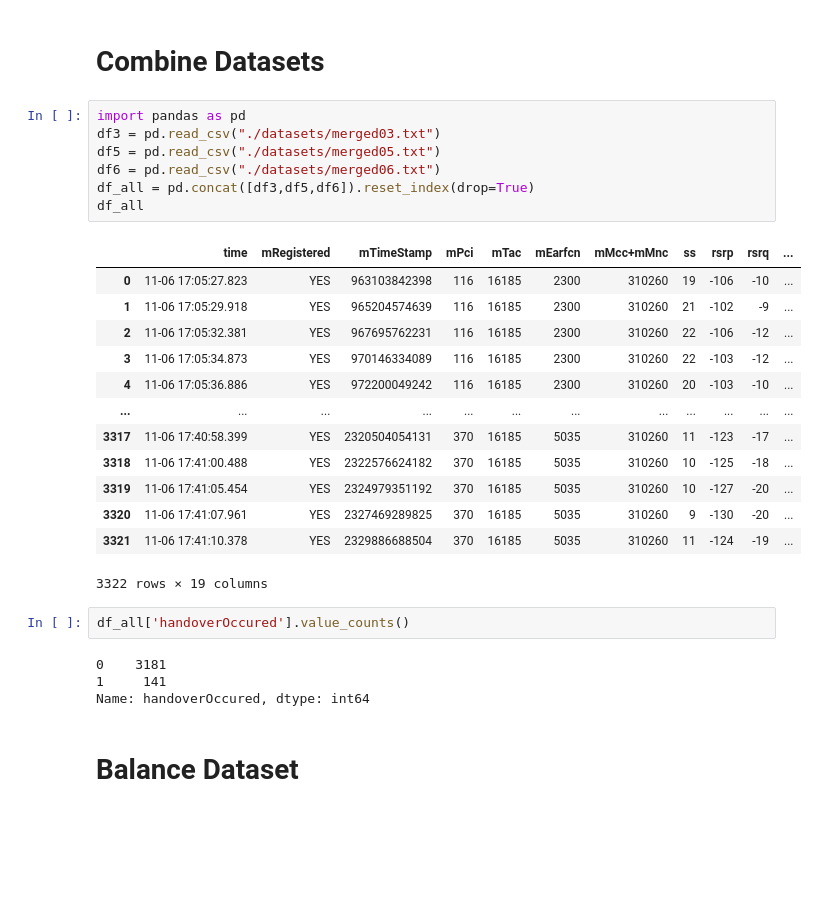
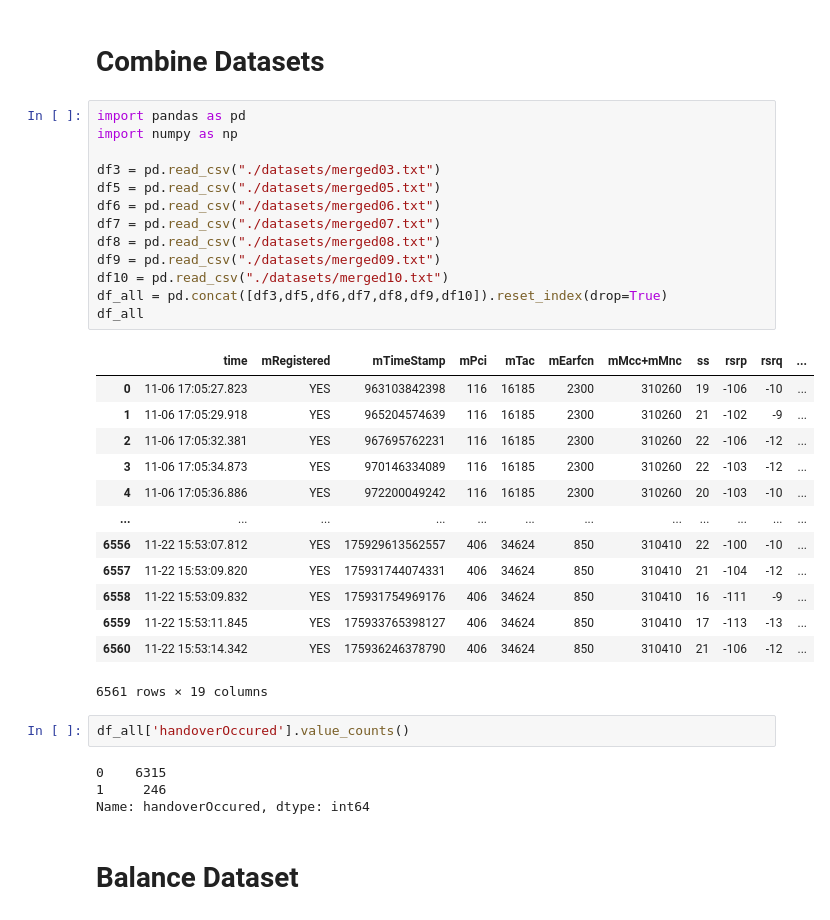
Before and after one commit to albertjstanley/handover-prediction, a Jupyter notebook: NeuralNet.ipynb, the cells around one changed output. Saved outputs shown, nothing was run; the diff lists cells and outputs as text; blank space fills up the shorter version.

```diff
--- a/NeuralNet.ipynb
+++ b/NeuralNet.ipynb
@@ -2,30 +2,36 @@
 # Combine Datasets
 # %%
 import pandas as pd
+import numpy as np
+
 df3 = pd.read_csv("./datasets/merged03.txt")
 df5 = pd.read_csv("./datasets/merged05.txt")
 df6 = pd.read_csv("./datasets/merged06.txt")
-df_all = pd.concat([df3,df5,df6]).reset_index(drop=True)
+df7 = pd.read_csv("./datasets/merged07.txt")
+df8 = pd.read_csv("./datasets/merged08.txt")
+df9 = pd.read_csv("./datasets/merged09.txt")
+df10 = pd.read_csv("./datasets/merged10.txt")
+df_all = pd.concat([df3,df5,df6,df7,df8,df9,df10]).reset_index(drop=True)
 df_all
 # %% [output]
 |  | time | mRegistered | mTimeStamp | mPci | mTac | mEarfcn | mMcc+mMnc | ss | rsrp | rsrq | ... |
 | 0 | 11-06 17:05:27.823 | YES | 963103842398 | 116 | 16185 | 2300 | 310260 | 19 | -106 | -10 | ... |
 | 1 | 11-06 17:05:29.918 | YES | 965204574639 | 116 | 16185 | 2300 | 310260 | 21 | -102 | -9 | ... |
 | 2 | 11-06 17:05:32.381 | YES | 967695762231 | 116 | 16185 | 2300 | 310260 | 22 | -106 | -12 | ... |
 | 3 | 11-06 17:05:34.873 | YES | 970146334089 | 116 | 16185 | 2300 | 310260 | 22 | -103 | -12 | ... |
 | 4 | 11-06 17:05:36.886 | YES | 972200049242 | 116 | 16185 | 2300 | 310260 | 20 | -103 | -10 | ... |
 | ... | ... | ... | ... | ... | ... | ... | ... | ... | ... | ... | ... |
-| 3317 | 11-06 17:40:58.399 | YES | 2320504054131 | 370 | 16185 | 5035 | 310260 | 11 | -123 | -17 | ... |
-| 3318 | 11-06 17:41:00.488 | YES | 2322576624182 | 370 | 16185 | 5035 | 310260 | 10 | -125 | -18 | ... |
-| 3319 | 11-06 17:41:05.454 | YES | 2324979351192 | 370 | 16185 | 5035 | 310260 | 10 | -127 | -20 | ... |
-| 3320 | 11-06 17:41:07.961 | YES | 2327469289825 | 370 | 16185 | 5035 | 310260 | 9 | -130 | -20 | ... |
-| 3321 | 11-06 17:41:10.378 | YES | 2329886688504 | 370 | 16185 | 5035 | 310260 | 11 | -124 | -19 | ... |
+| 6556 | 11-22 15:53:07.812 | YES | 175929613562557 | 406 | 34624 | 850 | 310410 | 22 | -100 | -10 | ... |
+| 6557 | 11-22 15:53:09.820 | YES | 175931744074331 | 406 | 34624 | 850 | 310410 | 21 | -104 | -12 | ... |
+| 6558 | 11-22 15:53:09.832 | YES | 175931754969176 | 406 | 34624 | 850 | 310410 | 16 | -111 | -9 | ... |
+| 6559 | 11-22 15:53:11.845 | YES | 175933765398127 | 406 | 34624 | 850 | 310410 | 17 | -113 | -13 | ... |
+| 6560 | 11-22 15:53:14.342 | YES | 175936246378790 | 406 | 34624 | 850 | 310410 | 21 | -106 | -12 | ... |
-3322 rows × 19 columns
+6561 rows × 19 columns
 # %%
 df_all['handoverOccured'].value_counts()
 # %% [output]
-0    3181
-1     141
+0    6315
+1     246
 Name: handoverOccured, dtype: int64
 # %% [markdown]
 # Balance Dataset
```
Also changed, not shown: parts of 16 cells of this notebook.
